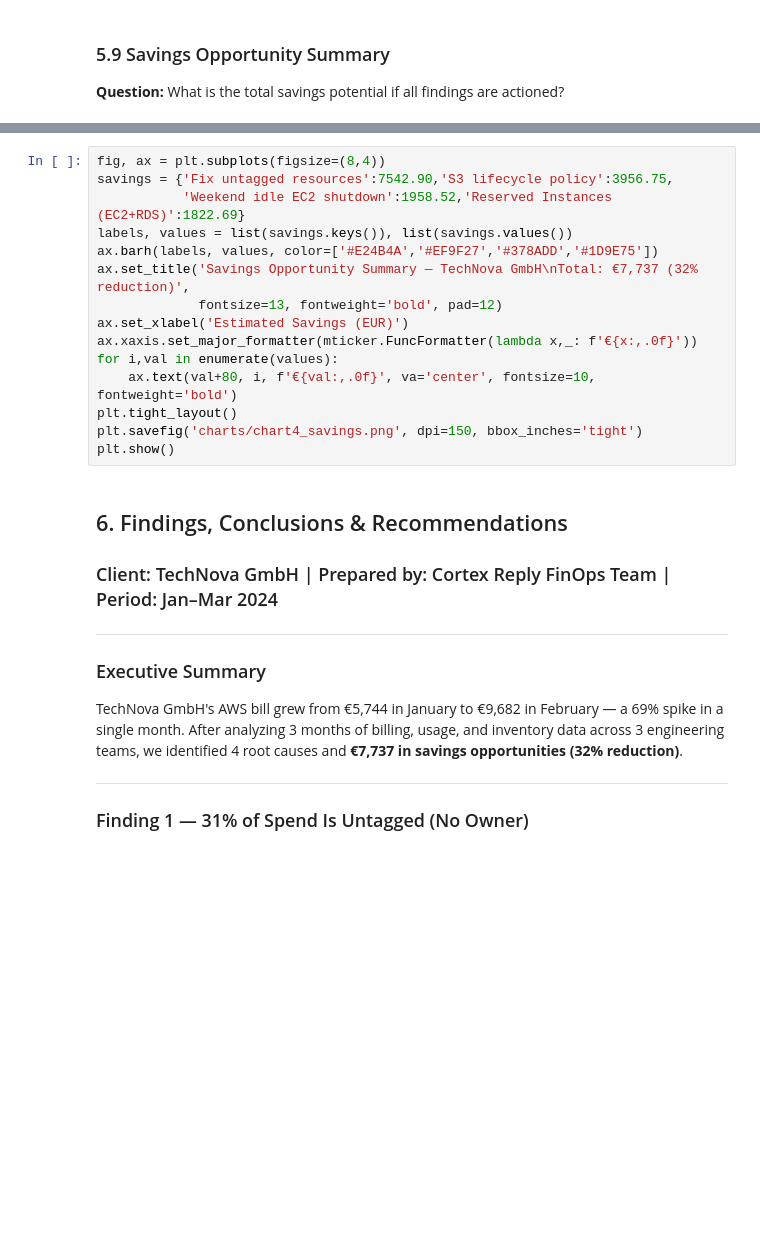
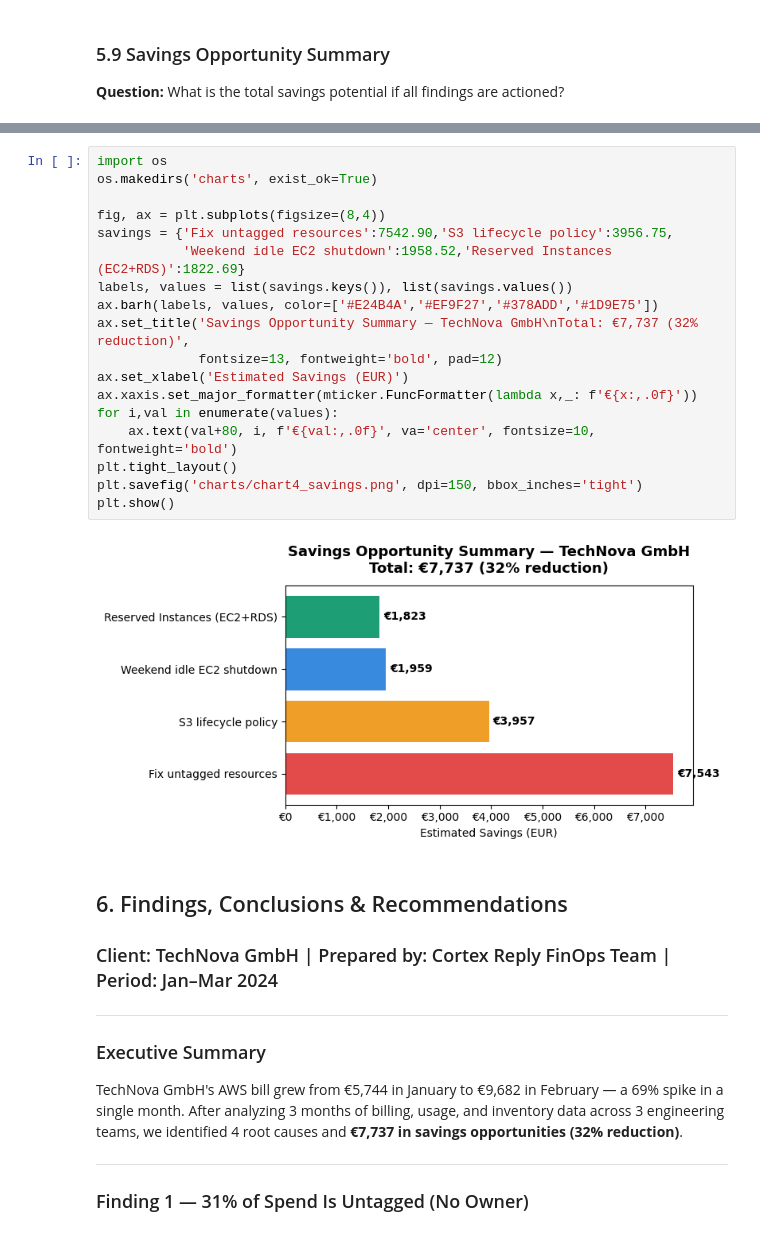
Before and after one commit to ayhambokli/TechNova-GmbH-AWS-FinOps-Dashboard, a Jupyter notebook: Finops_Data_Analysis.ipynb, the cells around one changed output, grey strips where cells are left out. Cells and saved outputs as stored; diff of their text form; blank space fills up the shorter version.

```diff
--- a/Finops_Data_Analysis.ipynb
+++ b/Finops_Data_Analysis.ipynb
@@ -367,18 +576,23 @@ print(f"Potential reduction:                  {total/24145.51*100:.1f}%")
 # %%
+import os
+os.makedirs('charts', exist_ok=True)
+
 fig, ax = plt.subplots(figsize=(8,4))
 savings = {'Fix untagged resources':7542.90,'S3 lifecycle policy':3956.75,
            'Weekend idle EC2 shutdown':1958.52,'Reserved Instances (EC2+RDS)':1822.69}
 labels, values = list(savings.keys()), list(savings.values())
 ax.barh(labels, values, color=['#E24B4A','#EF9F27','#378ADD','#1D9E75'])
 ax.set_title('Savings Opportunity Summary — TechNova GmbH\nTotal: €7,737 (32% reduction)',
              fontsize=13, fontweight='bold', pad=12)
 ax.set_xlabel('Estimated Savings (EUR)')
 ax.xaxis.set_major_formatter(mticker.FuncFormatter(lambda x,_: f'€{x:,.0f}'))
 for i,val in enumerate(values):
     ax.text(val+80, i, f'€{val:,.0f}', va='center', fontsize=10, fontweight='bold')
 plt.tight_layout()
 plt.savefig('charts/chart4_savings.png', dpi=150, bbox_inches='tight')
 plt.show()
+# %% [output]
+[figure, added]
 # %% [markdown]
 ## 6. Findings, Conclusions & Recommendations
 ### Client: TechNova GmbH | Prepared by: Cortex Reply FinOps Team | Period: Jan–Mar 2024
```
Also changed, not shown: parts of 26 cells of this notebook.
